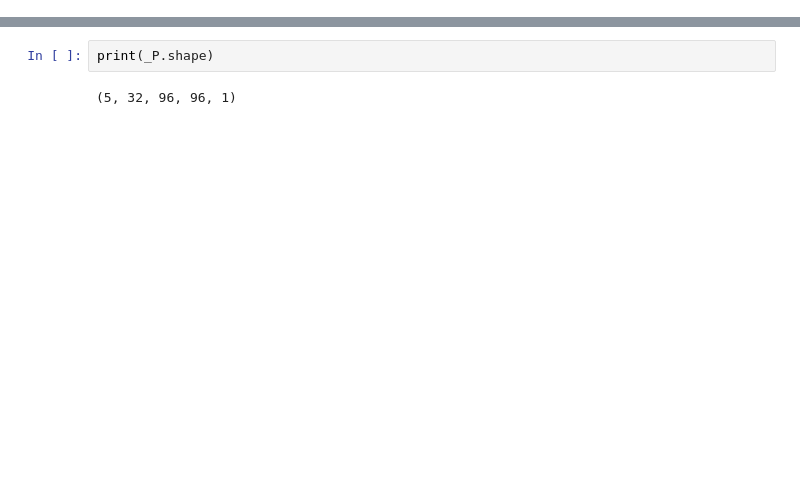
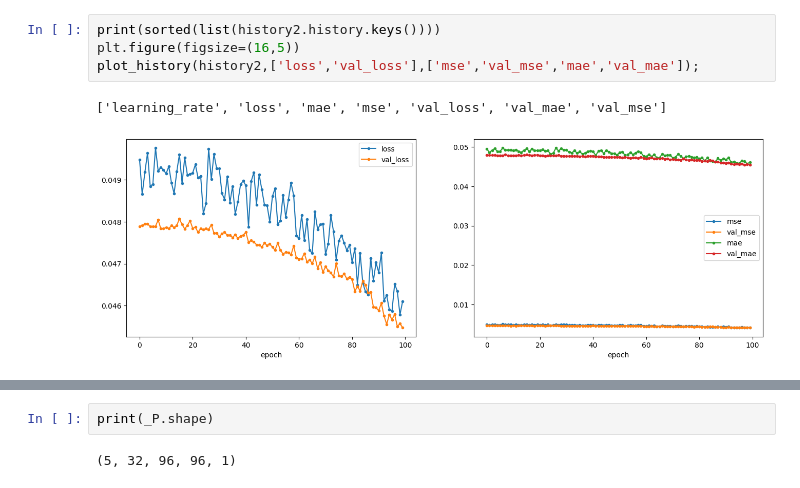
Before and after one commit to hxu-256/BCARS_N2N, a Jupyter notebook: training_demo.ipynb, the cells around one changed output, grey strips where cells are left out. Saved outputs shown, nothing was run; the diff lists cells and outputs as text; blank space fills up the shorter version.

```diff
--- a/training_demo.ipynb
+++ b/training_demo.ipynb
@@ -111,0 +143,7 @@ plot_history(history,['loss','val_loss'],['mse','val_mse','mae','val_mae']);
+# %%
+print(sorted(list(history2.history.keys())))
+plt.figure(figsize=(16,5))
+plot_history(history2,['loss','val_loss'],['mse','val_mse','mae','val_mae']);
+# %% [output]
+['learning_rate', 'loss', 'mae', 'mse', 'val_loss', 'val_mae', 'val_mse']
+[figure, added]
```
Also changed, not shown: parts of 13 cells of this notebook, 42 other files.
